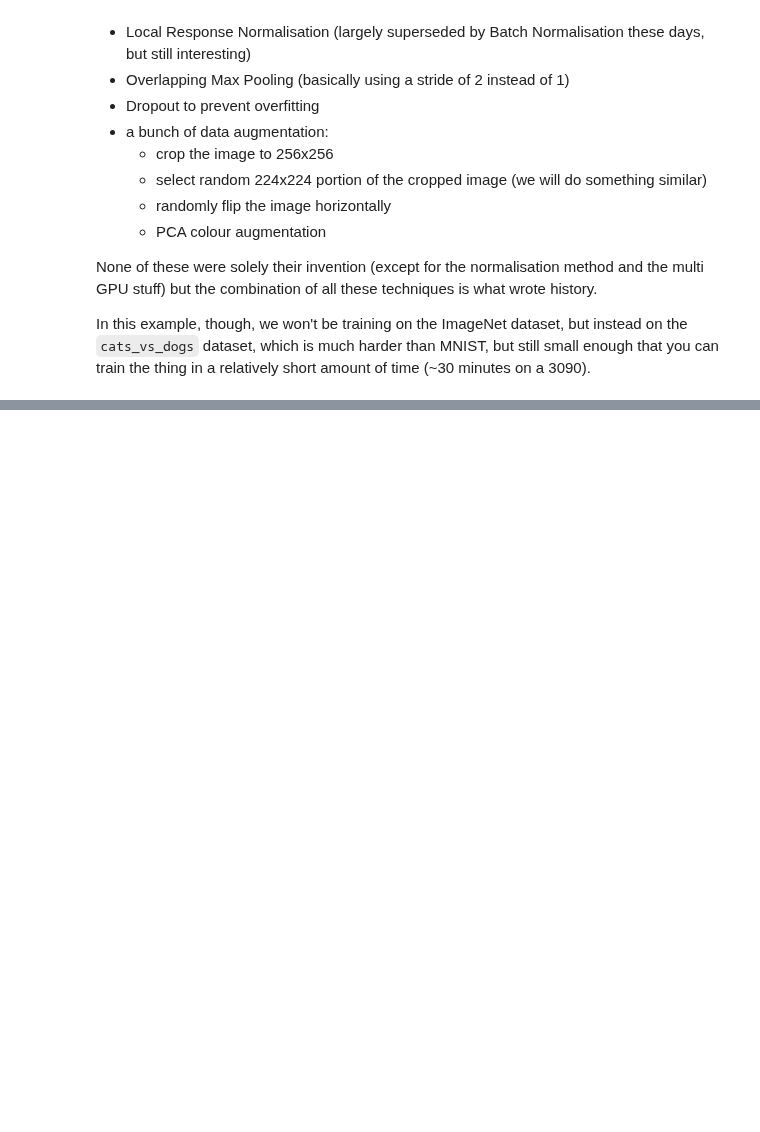
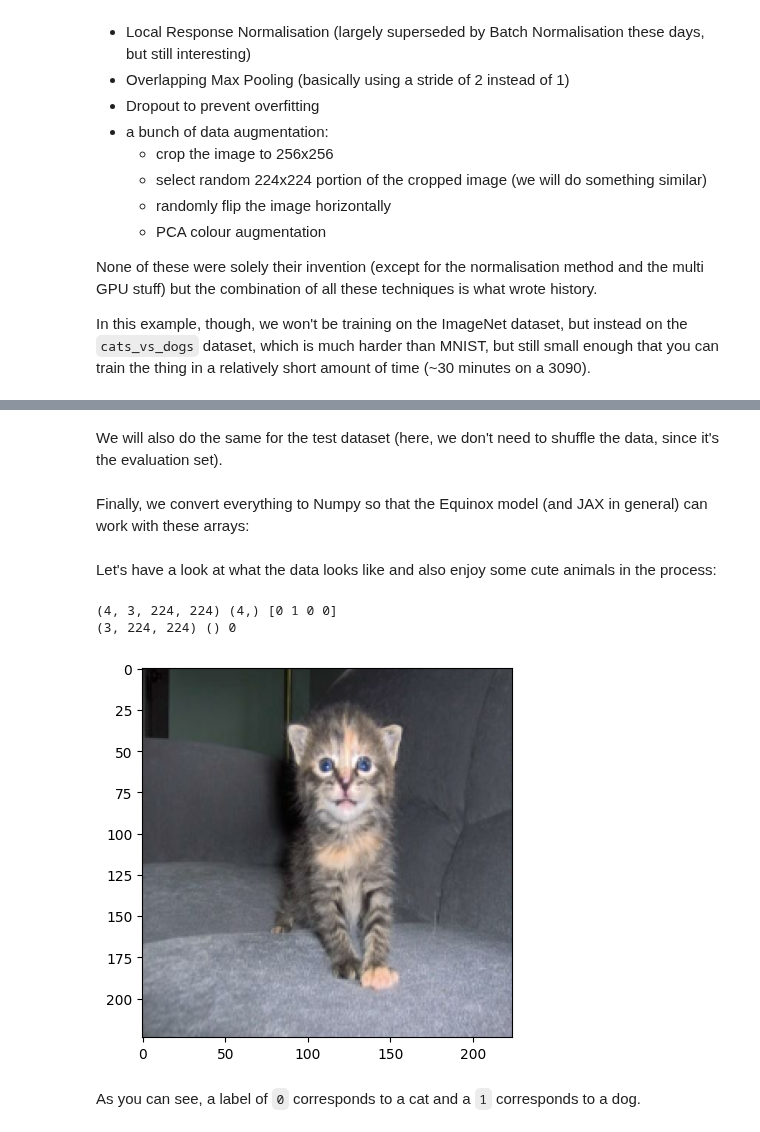
Before and after one commit to patrick-kidger/equinox, a Jupyter notebook: examples/alexnet.ipynb, the cells around one changed output, grey strips where cells are left out. Drawn from its saved outputs; the diff is of its cells as text; code cells hidden in the pictures; blank space fills up the shorter version.

Commit message:
print statement was too long

```diff
--- a/examples/alexnet.ipynb
+++ b/examples/alexnet.ipynb
@@ -23,0 +74,28 @@ In this example, though, we won't be training on the ImageNet dataset, but inste
+# %%
+def normalize(
+    image: jt.Float[tf.Tensor, "h w c"], label: jt.Int[tf.Tensor, ""]
+) -> tuple[jt.Float[tf.Tensor, "h w c"], jt.Int[tf.Tensor, ""]]:
+    image = tf.divide(tf.cast(image, tf.float32), 255.0)
+    assert isinstance(image, tf.Tensor)
+    return image, label
+
+
+def resize(
+    image: jt.Float[tf.Tensor, "h w c"], label: jt.Int[tf.Tensor, ""]
+) -> tuple[jt.Float[tf.Tensor, "c h w"], jt.Int[tf.Tensor, ""]]:
+    img = tf.image.resize(image, (224, 224))
+    img = tf.transpose(img, perm=[2, 0, 1])
+    return img, label
+
+
+train_dataset = train_dataset.map(normalize, num_parallel_calls=tf.data.AUTOTUNE)
+train_dataset = train_dataset.map(resize, num_parallel_calls=tf.data.AUTOTUNE)
+
+SHUFFLE_VAL = len(train_dataset) // 1000
+BATCH_SIZE = 4
+
+train_dataset = train_dataset.shuffle(SHUFFLE_VAL)
+train_dataset = train_dataset.batch(BATCH_SIZE)
+train_dataset = train_dataset.prefetch(tf.data.AUTOTUNE)
+# %% [markdown]
+We will also do the same for the test dataset (here, we don't need to shuffle the data, since it's the evaluation set).
@@ -23,0 +108,22 @@ In this example, though, we won't be training on the ImageNet dataset, but inste
+# %% [markdown]
+Finally, we convert everything to Numpy so that the Equinox model (and JAX in general) can work with these arrays:
+# %%
+train_dataset = tfds.as_numpy(train_dataset)
+test_dataset = tfds.as_numpy(test_dataset)
+# %% [markdown]
+Let's have a look at what the data looks like and also enjoy some cute animals in the process:
+# %%
+for x, y in train_dataset:
+    print(x.shape, y.shape, y)
+    image, label = x[0], y[0]
+    print(image.shape, label.shape, label)
+    # Transpose from (C,H,W) to (H,W,C)
+    image = image.transpose(1, 2, 0)
+    plt.imshow(image)
+    break
+# %% [output]
+(4, 3, 224, 224) (4,) [0 1 0 0]
+(3, 224, 224) () 0
+[figure, added]
+# %% [markdown]
+As you can see, a label of `0` corresponds to a cat and a `1` corresponds to a dog.
```
Also changed, not shown: parts of 23 cells of this notebook.
